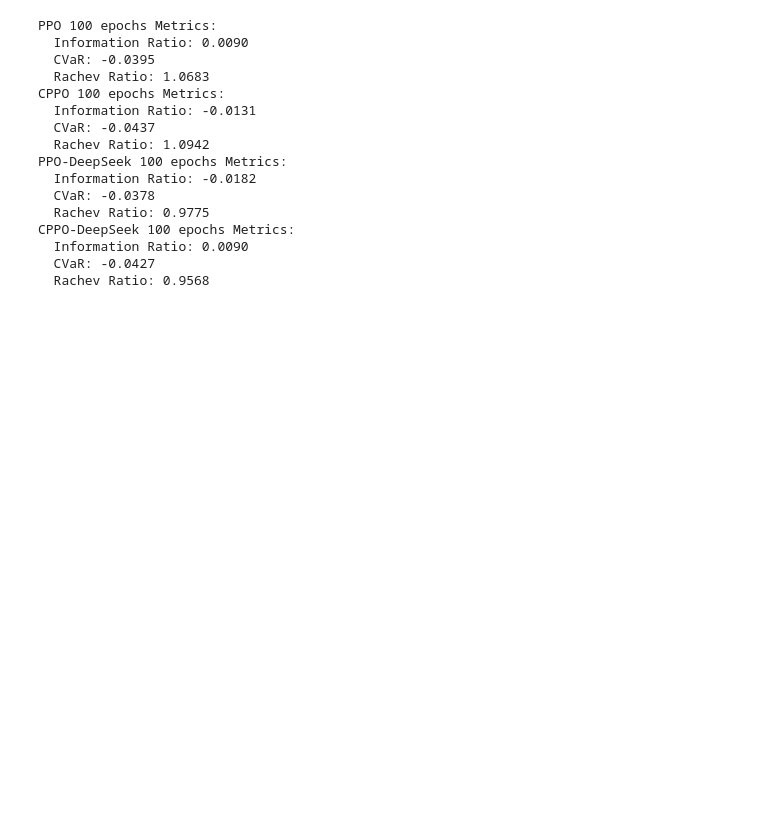
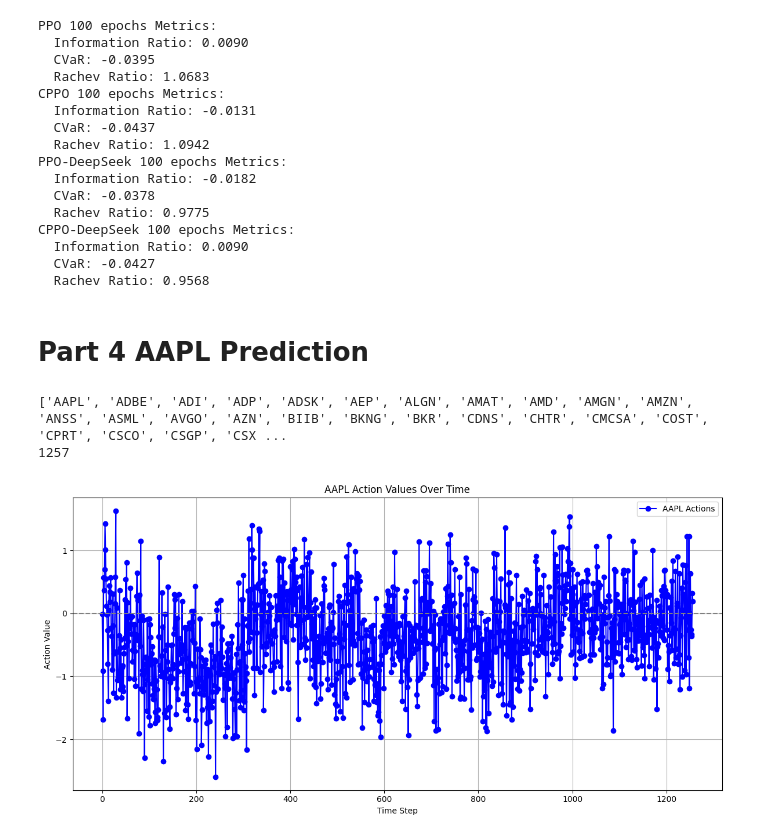
Before and after one commit to siren7075/TradingAgentRL, a Jupyter notebook: TradingAgentFinRl.ipynb, the cells around one changed output. Saved outputs shown, nothing was run; the diff lists cells and outputs as text; code cells hidden in the pictures; blank space fills up the shorter version.

```diff
--- a/TradingAgentFinRl.ipynb
+++ b/TradingAgentFinRl.ipynb
@@ -1022,3 +1040,25 @@ CPPO-DeepSeek 100 epochs Metrics:
   Information Ratio: 0.0090
   CVaR: -0.0427
   Rachev Ratio: 0.9568
+# %% [markdown]
+# Part 4 AAPL Prediction
+# %%
+stock_list = trade.tic.unique().tolist()
+print(stock_list)
+print(len(df_actions_ppo_llm))
+aapl_actions = [action[0] for action in df_actions_ppo_llm]
+
+plt.figure(figsize=(12, 6))
+plt.plot(aapl_actions, marker='o', linestyle='-', color='blue', label='AAPL Actions')
+plt.axhline(y=0, color='gray', linestyle='--')
+plt.title("AAPL Action Values Over Time")
+plt.xlabel("Time Step")
+plt.ylabel("Action Value")
+plt.legend()
+plt.grid(True)
+plt.tight_layout()
+plt.show()
+# %% [output]
+['AAPL', 'ADBE', 'ADI', 'ADP', 'ADSK', 'AEP', 'ALGN', 'AMAT', 'AMD', 'AMGN', 'AMZN', 'ANSS', 'ASML', 'AVGO', 'AZN', 'BIIB', 'BKNG', 'BKR', 'CDNS', 'CHTR', 'CMCSA', 'COST', 'CPRT', 'CSCO', 'CSGP', 'CSX ...
+1257
+[figure, added]
```
Also changed, not shown: parts of 6 cells of this notebook.
